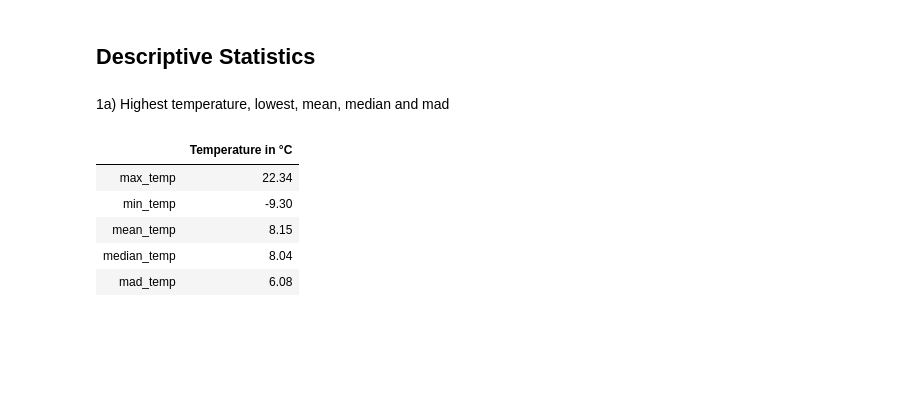
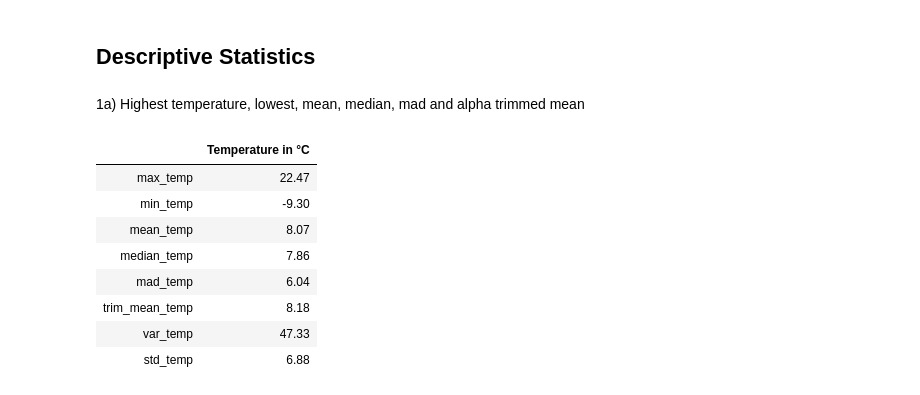
Before and after one commit to darkD3mon/climate-change-htw-2019, a Jupyter notebook: Deskriptiv_Germany.ipynb, the cells around one changed output. Drawn from its saved outputs; the diff is of its cells as text; code cells hidden in the pictures; blank space fills up the shorter version.

```diff
--- a/Deskriptiv_Germany.ipynb
+++ b/Deskriptiv_Germany.ipynb
@@ -23,0 +22,7 @@ gltbc_clean = gltbc[gltbc['AverageTemperature'].isnull() == False].copy()
+# %%
+#Interpolating NaN - Values in AverageTemperature row
+#Dropping unneccesary columns
+gltbc_clean = gltbc.copy()
+gltbc_clean.drop(['AverageTemperatureUncertainty'], inplace = True, axis = 1)
+gltbc_clean['AverageTemperature'].interpolate(method = 'linear', inplace = True)
+gltbc_clean[gltbc_clean['Country'] == 'Germany']
@@ -28,7 +47,7 @@ gltbc_clean['dt'] = gltbc_clean['dt'].apply(lambda x: datetime.datetime.strptime
 #Select Germany subset
 gltbc_ger = gltbc_clean[gltbc['Country'] == 'Germany'].copy()
 # %%
-#Add column with saisons
+#Add column with saisons and years
 def season(date):
     if date.month < 3 or date.month == 12:
         return "Winter"
@@ -42,27 +61,36 @@ def season(date):
     else:
         return 'Autumn'
 
+
 gltbc_ger['Season'] = gltbc_ger['dt'].apply(season)
+gltbc_ger['Year'] = gltbc_ger['dt'].apply(lambda x: x.year)
 # %% [markdown]
 ## Descriptive Statistics
 # %% [markdown]
-1a) Highest temperature, lowest, mean, median and mad
+1a) Highest temperature, lowest, mean, median, mad and alpha trimmed mean
 # %%
 #Calculate the max, min, mean and median
 max_temp = gltbc_ger['AverageTemperature'].max()
 min_temp = gltbc_ger['AverageTemperature'].min()
 mean_temp = gltbc_ger['AverageTemperature'].mean()
 median_temp = gltbc_ger['AverageTemperature'].median()
 mad_temp = gltbc_ger['AverageTemperature'].mad()
+trim_mean_temp = scipy.stats.trim_mean(gltbc_ger['AverageTemperature'], 0.1)
+var_temp = gltbc_ger['AverageTemperature'].var()
+std_temp = gltbc_ger['AverageTemperature'].std()
+
 
 #Create DataFrame with values
-data = {'Temperature in °C':map(lambda x: round(x, 2), [max_temp, min_temp, mean_temp, median_temp, mad_temp])}
-stats = pd.DataFrame(data, index = ['max_temp min_temp mean_temp median_temp mad_temp'.split(" ")])
+data = {'Temperature in °C':map(lambda x: round(x, 2), [max_temp, min_temp, mean_temp, median_temp, mad_temp, trim_mean_temp, var_temp, std_temp])}
+stats = pd.DataFrame(data, index = ['max_temp min_temp mean_temp median_temp mad_temp trim_mean_temp var_temp std_temp'.split(" ")])
 stats
 # %% [output]
 |  | Temperature in °C |
-| max_temp | 22.34 |
+| max_temp | 22.47 |
 | min_temp | -9.30 |
-| mean_temp | 8.15 |
-| median_temp | 8.04 |
-| mad_temp | 6.08 |
+| mean_temp | 8.07 |
+| median_temp | 7.86 |
+| mad_temp | 6.04 |
+| trim_mean_temp | 8.18 |
+| var_temp | 47.33 |
+| std_temp | 6.88 |
```
Also changed, not shown: parts of 9 cells of this notebook.
